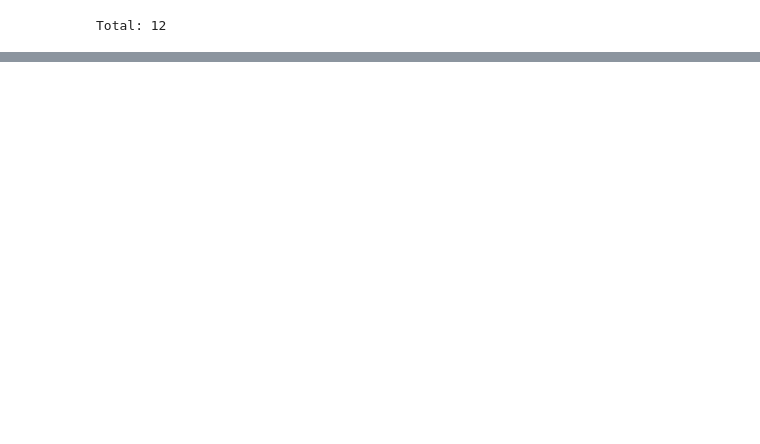
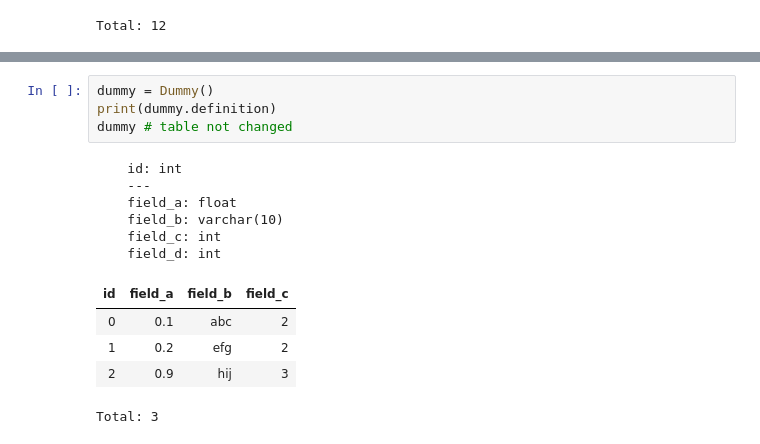
Before and after one commit to Ahmedjjj/onboarding-mathis, a Jupyter notebook: notebooks/tutorial.ipynb, the cells around one changed output, grey strips where cells are left out. Saved outputs shown, nothing was run; the diff lists cells and outputs as text; blank space fills up the shorter version.

```diff
--- a/notebooks/tutorial.ipynb
+++ b/notebooks/tutorial.ipynb
@@ -599,0 +641,16 @@ Total: 12
+# %%
+dummy = Dummy()
+print(dummy.definition)
+dummy # table not changed
+# %% [output]
+    id: int
+    ---
+    field_a: float
+    field_b: varchar(10)
+    field_c: int
+    field_d: int
+| id | field_a | field_b | field_c |
+| 0 | 0.1 | abc | 2 |
+| 1 | 0.2 | efg | 2 |
+| 2 | 0.9 | hij | 3 |
+Total: 3
```
Also changed, not shown: parts of 11 cells of this notebook.
